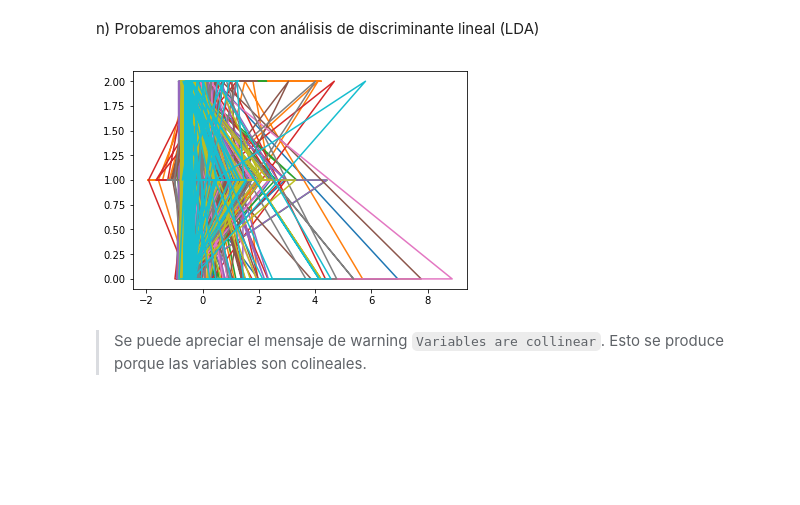
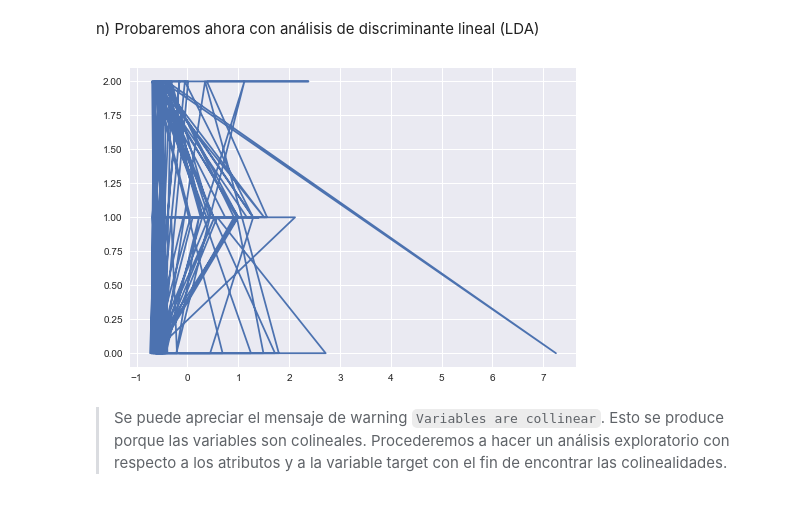
Before and after one commit to TattooeDeer/Tarea-2-ML, a Jupyter notebook: Tarea 2.ipynb, the cells around one changed output. Cells and saved outputs as stored; diff of their text form; code cells hidden in the pictures; blank space fills up the shorter version.

```diff
--- a/Tarea 2.ipynb
+++ b/Tarea 2.ipynb
@@ -489,13 +477,13 @@ n) Probaremos ahora con análisis de discriminante lineal (LDA)
 # %%
 model_lda = LDA(n_components=2)
 model_lda.fit(X_train,y_train)
 X_pca_train = model_lda.transform(X_train)
 X_pca_test = model_lda.transform(X_test)
 
 # mostrar los primeros 10 atributos para que esto no colapse
-plt.plot(X_train[:,:10],y_train)
+plt.plot(X_train[:,10],y_train)
 plt.show()
 # %% [output]
-[figure, old version]
+[figure, new version]
 # %% [markdown]
->Se puede apreciar el mensaje de warning `Variables are collinear`. Esto se produce porque las variables son colineales.
+>Se puede apreciar el mensaje de warning `Variables are collinear`. Esto se produce porque las variables son colineales. Procederemos a hacer un análisis exploratorio con respecto a los atributos y a la variable target con el fin de encontrar las colinealidades.
```
Also changed, not shown: parts of 30 cells of this notebook, 3 other files.
